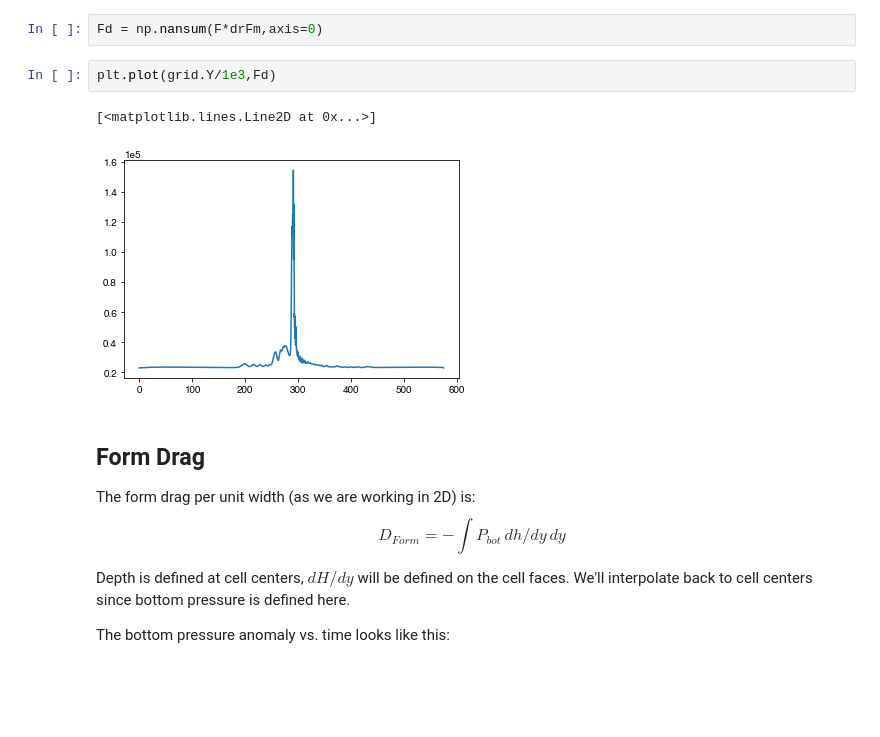
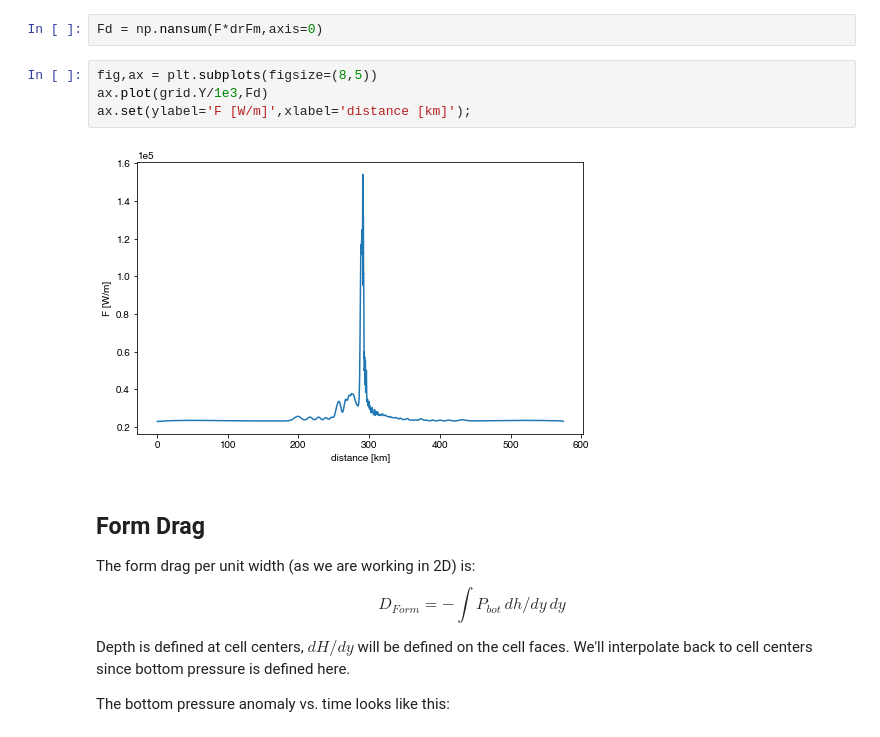
Before and after one commit to gunnarvoet/flow-across-bump, a Jupyter notebook: analysis/bump_analysis.ipynb, the cells around one changed output. Drawn from its saved outputs; the diff is of its cells as text; blank space fills up the shorter version.

```diff
--- a/analysis/bump_analysis.ipynb
+++ b/analysis/bump_analysis.ipynb
@@ -762,11 +772,12 @@ plt.colorbar()
 Integrate vertically
 # %%
 Fd = np.nansum(F*drFm,axis=0)
-# %%
-plt.plot(grid.Y/1e3,Fd)
-# %% [output]
-[<matplotlib.lines.Line2D at 0x...>]
-[figure, removed]
+# %%
+fig,ax = plt.subplots(figsize=(8,5))
+ax.plot(grid.Y/1e3,Fd)
+ax.set(ylabel='F [W/m]',xlabel='distance [km]');
+# %% [output]
+[figure, added]
 # %% [markdown]
 ## Form Drag
 
```
Also changed, not shown: parts of 9 cells of this notebook.
